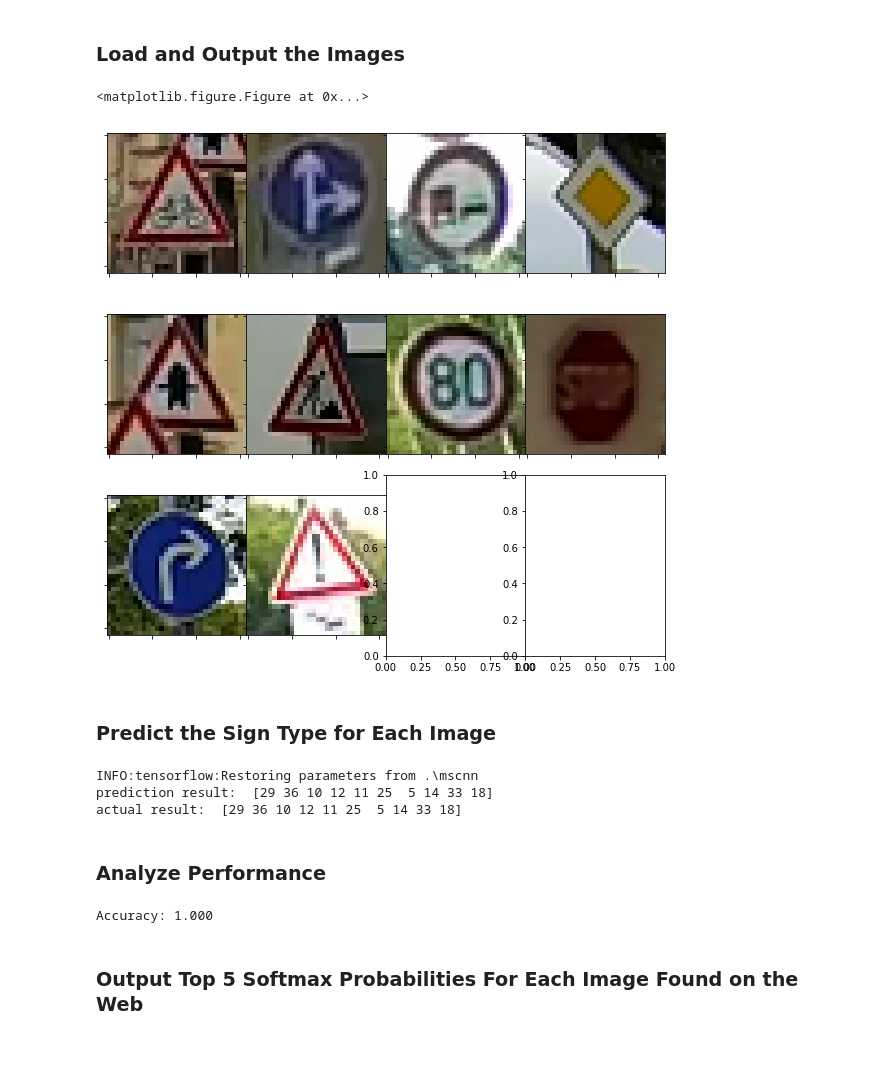
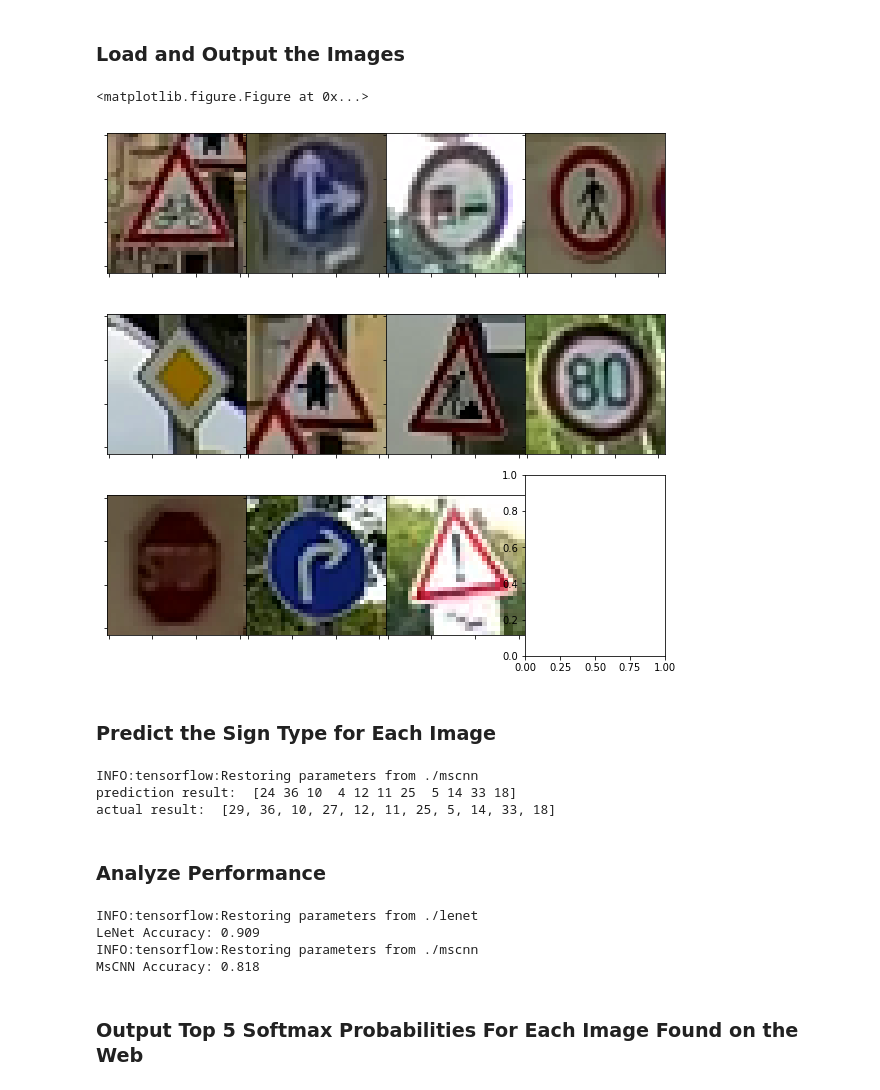
Before and after one commit to ymlai87416/CarND-Traffic-Sign-Classifier-Project, a Jupyter notebook: Traffic_Sign_Classifier.ipynb, the cells around one changed output. Saved outputs shown, nothing was run; the diff lists cells and outputs as text; code cells hidden in the pictures; blank space fills up the shorter version.

```diff
--- a/Traffic_Sign_Classifier.ipynb
+++ b/Traffic_Sign_Classifier.ipynb
@@ -753,48 +877,54 @@ Here are some sample of the original images.
 # %%
 ### Load the images and plot them here.
 ### Feel free to use as many code cells as needed.
 import matplotlib.image as mpimg
 
 X_test_new = result = np.empty((0,32,32,3),dtype='uint8')
 cnt = 0
 
 for file in os.listdir('test_input'):
     if '.png' in file:
         image = mpimg.imread('test_input/' + file)
         image = image[:,:,:3]
         image = image.reshape((1, 32,32,3))
         image = image * 255
         image = image.astype(np.uint8)
         X_test_new = np.append(X_test_new, image, axis=0)
         cnt = cnt+1
 
 displayData(X_test_new, 32, 32, 3)
 
-y_test_new = [29, 36, 10, 12, 11, 25, 5, 14, 33, 18]
+y_test_new = [29, 36, 10, 27, 12, 11, 25, 5, 14, 33, 18]
 # %% [output]
 <matplotlib.figure.Figure at 0x...>
-[figure, old version]
+[figure, new version]
 # %% [markdown]
 ### Predict the Sign Type for Each Image
 # %%
-nput_X_test_new = image_transform_pipeline(X_test_new)
+input_X_test_new = image_transform_pipeline(X_test_new)
 
-with tf.Session(graph=graph_mscnn) as sess:
-    saver.restore(sess, tf.train.latest_checkpoint('.'))
-    pred_test_new = predict(nput_X_test_new)
-    print('prediction result: ', pred_test_new)
-    print('actual result: ', pred_test_new)
+print('prediction result: ', pred_test_new)
+print('actual result: ', y_test_new)
 # %% [output]
-INFO:tensorflow:Restoring parameters from .\mscnn
-prediction result:  [29 36 10 12 11 25  5 14 33 18]
-actual result:  [29 36 10 12 11 25  5 14 33 18]
+INFO:tensorflow:Restoring parameters from ./mscnn
+prediction result:  [24 36 10  4 12 11 25  5 14 33 18]
+actual result:  [29, 36, 10, 27, 12, 11, 25, 5, 14, 33, 18]
 # %% [markdown]
 
 ### Analyze Performance
-# %%
-print('Accuracy: %.3f' % np.sum((pred_test_new == pred_test_new) / len(pred_test_new)))
-# %% [output]
-Accuracy: 1.000
+# %%
+pred_test_new = lenet.predict(input_X_test_new)
+
+print('LeNet Accuracy: %.3f' % np.sum((pred_test_new == y_test_new) / len(pred_test_new)))
+
+pred_test_new = mscnn.predict(input_X_test_new)
+
+print('MsCNN Accuracy: %.3f' % np.sum((pred_test_new == y_test_new) / len(pred_test_new)))
+# %% [output]
+INFO:tensorflow:Restoring parameters from ./lenet
+LeNet Accuracy: 0.909
+INFO:tensorflow:Restoring parameters from ./mscnn
+MsCNN Accuracy: 0.818
 # %% [markdown]
 ### Output Top 5 Softmax Probabilities For Each Image Found on the Web
 # %% [markdown]
```
Also changed, not shown: parts of 41 cells of this notebook, 11 other files.
